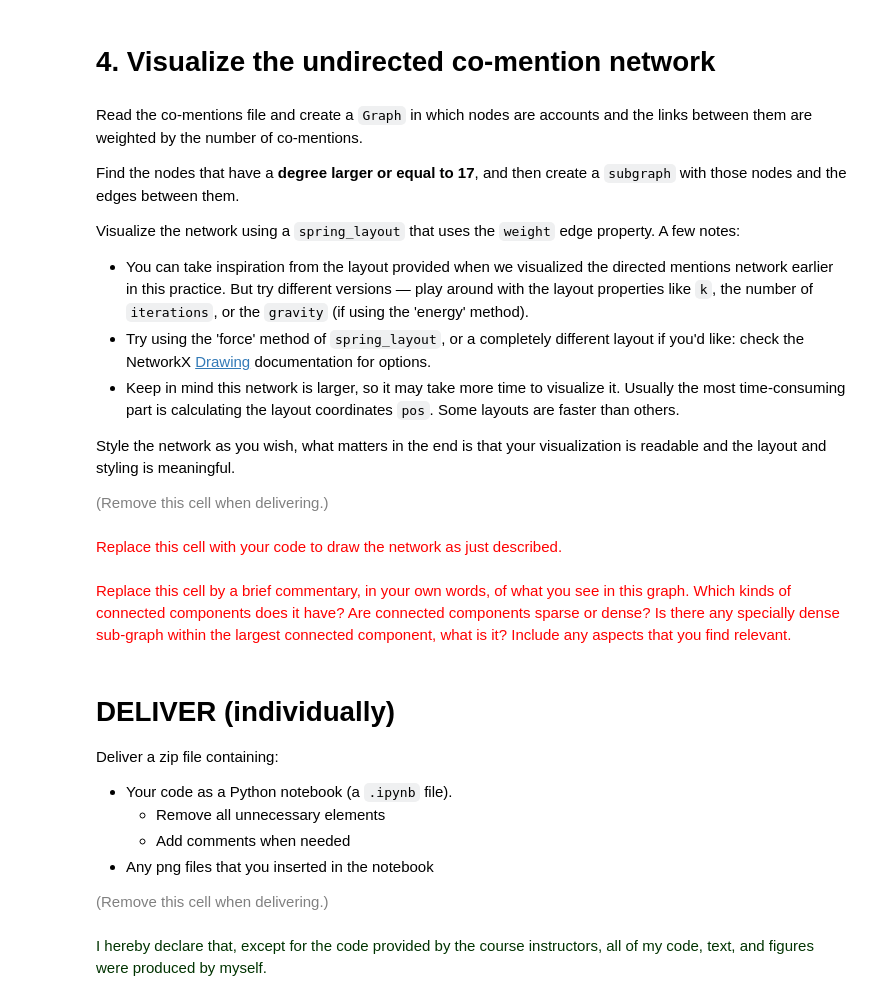
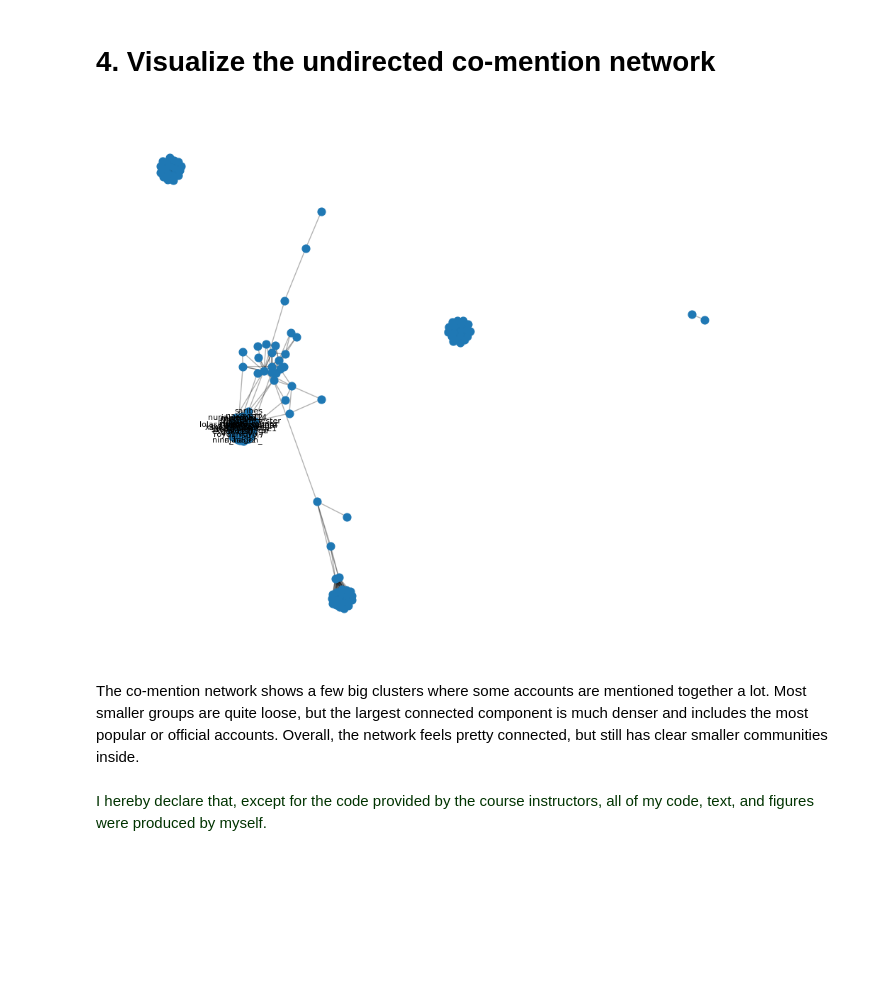
Before and after one commit to Jowi611/networks-science-course, a Jupyter notebook: practicum/ps03-networks-from-text.ipynb, the cells around one changed output. Saved outputs shown, nothing was run; the diff lists cells and outputs as text; code cells hidden in the pictures; blank space fills up the shorter version.

```diff
--- a/practicum/ps03-networks-from-text.ipynb
+++ b/practicum/ps03-networks-from-text.ipynb
@@ -599,33 +345,48 @@ Now create a file named `OUTPUT_CO_MENTIONS_FILENAME` containing co-mentions in
+# %%
+rows = 0
+with open(OUTPUT_CO_MENTIONS_FILENAME, "w", encoding="utf-8", newline="") as f:
+    writer = csv.writer(f, delimiter="\t")
+    writer.writerow(["Source", "Target", "Weight"])
+    for (a, b), w in co_mentions_counter.items():
+        writer.writerow([a, b, w])
+        rows += 1
+# %%
+rows = 0
+
+with open(OUTPUT_CO_MENTIONS_FILENAME, "w", encoding="utf-8", newline="") as f:
+    writer = csv.writer(f, delimiter="\t")
+    writer.writerow(["Source", "Target", "Weight"])
+
+    for (a, b), w in co_mentions_counter.items():
+        writer.writerow([a, b, w])
+        rows += 1
 # %% [markdown]
 # 4. Visualize the undirected co-mention network
-# %% [markdown]
-Read the co-mentions file and create a `Graph` in which nodes are accounts and the links between them are weighted by the number of co-mentions.
-
-Find the nodes that have a **degree larger or equal to 17**, and then create a `subgraph` with those nodes and the edges between them.
-
-Visualize the network using a `spring_layout` that uses the `weight` edge property. A few notes:
-
-* You can take inspiration from the layout provided when we visualized the directed mentions network earlier in this practice. But try different versions — play around with the layout properties like `k`, the number of `iterations`, or the `gravity` (if using the 'energy' method).
-* Try using the 'force' method of `spring_layout`, or a completely different layout if you'd like: check the NetworkX [Drawing](https://networkx.org/documentation/stable/reference/drawing.html) documentation for options.
-* Keep in mind this network is larger, so it may take more time to visualize it. Usually the most time-consuming part is calculating the layout coordinates `pos`. Some layouts are faster than others.
-
-Style the network as you wish, what matters in the end is that your visualization is readable and the layout and styling is meaningful.
-
-<font size="-1" color="gray">(Remove this cell when delivering.)</font>
-# %% [markdown]
-<font size="+1" color="red">Replace this cell with your code to draw the network as just described.</font>
-# %% [markdown]
-<font size="+1" color="red">Replace this cell by a brief commentary, in your own words, of what you see in this graph. Which kinds of connected components does it have? Are connected components sparse or dense? Is there any specially dense sub-graph within the largest connected component, what is it? Include any aspects that you find relevant.</font>
-# %% [markdown]
-# DELIVER (individually)
-
-Deliver a zip file containing:
-
-* Your code as a Python notebook (a `.ipynb` file).
-   * Remove all unnecessary elements
-   * Add comments when needed
-* Any png files that you inserted in the notebook
-
-<font size="-1" color="gray">(Remove this cell when delivering.)</font>
+# %%
+G = nx.Graph()
+with open(OUTPUT_CO_MENTIONS_FILENAME, "r", encoding="utf-8") as f:
+    r = csv.reader(f, delimiter="\t")
+    next(r)
+    for a, b, w in r:
+        G.add_edge(a, b, weight=int(w))
+
+
+deg_threshold = 17
+H = G.subgraph([n for n, d in G.degree() if d >= deg_threshold]).copy()
+
+if H.number_of_nodes() > 0:
+    pos = nx.spring_layout(H, weight="weight", seed=42)
+    plt.figure(figsize=(12, 10))
+    nx.draw_networkx_edges(H, pos, alpha=0.3)
+    nx.draw_networkx_nodes(H, pos, node_size=60)
+    labels = {n: n for n, _ in sorted(H.degree(), key=lambda x: x[1], reverse=True)[:25]}
+    nx.draw_networkx_labels(H, pos, labels=labels, font_size=8)
+    plt.axis("off")
+    plt.show()
+# %% [output]
+[figure, added]
+# %% [markdown]
+The co-mention network shows a few big clusters where some accounts are mentioned together a lot. Most smaller groups are quite loose, but the largest connected component is much denser and includes the most popular or official accounts.
+Overall, the network feels pretty connected, but still has clear smaller communities inside.
 # %% [markdown]
 <font size="+2" color="#003300">I hereby declare that, except for the code provided by the course instructors, all of my code, text, and figures were produced by myself.</font>
```
Also changed, not shown: parts of 38 cells of this notebook, 2 other files.
